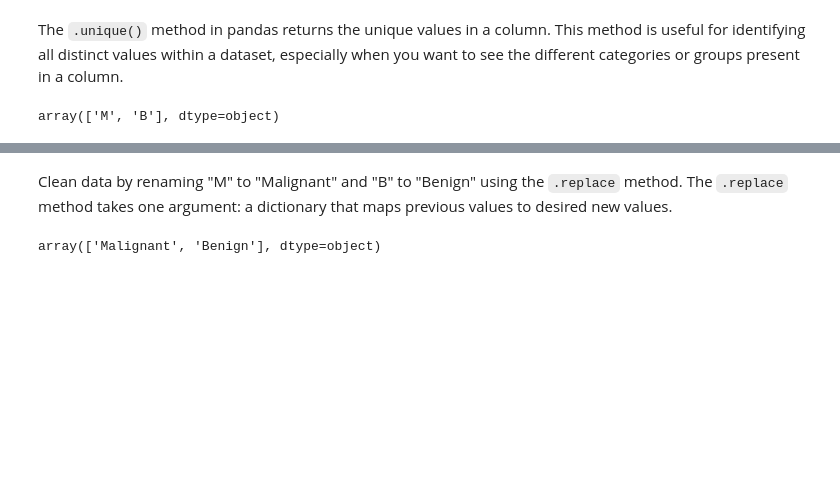
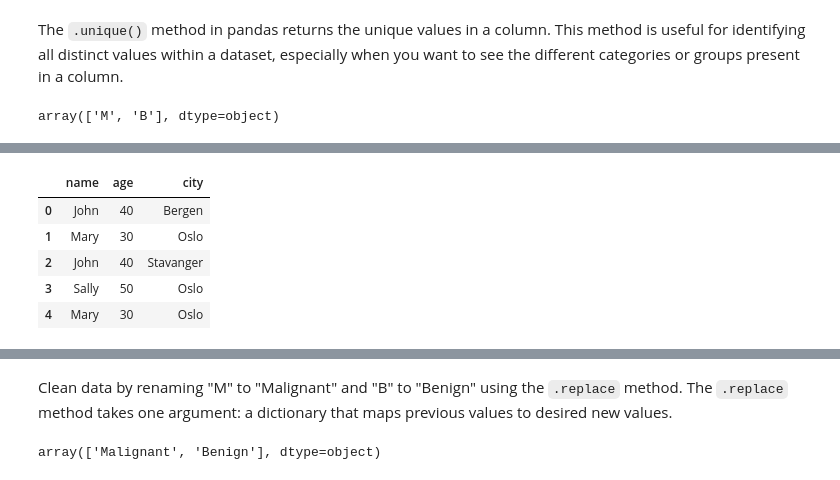
Before and after one commit to khirmas67/applying_statistical_concepts, a Jupyter notebook: 01_materials/notebooks/Classification-1.ipynb, the cells around one changed output, grey strips where cells are left out. Saved outputs shown, nothing was run; the diff lists cells and outputs as text; code cells hidden in the pictures; blank space fills up the shorter version.

```diff
--- a/01_materials/notebooks/Classification-1.ipynb
+++ b/01_materials/notebooks/Classification-1.ipynb
@@ -83,0 +168,15 @@ array(['M', 'B'], dtype=object)
+# %%
+qama = {
+  "name": ["John", "Mary", "John", "Sally", "Mary"],
+  "age": [40, 30, 40, 50, 30],
+  "city": ["Bergen", "Oslo", "Stavanger", "Oslo", "Oslo"]
+}
+df = pd.DataFrame(qama)
+df
+# %% [output]
+|  | name | age | city |
+| 0 | John | 40 | Bergen |
+| 1 | Mary | 30 | Oslo |
+| 2 | John | 40 | Stavanger |
+| 3 | Sally | 50 | Oslo |
+| 4 | Mary | 30 | Oslo |
```
Also changed, not shown: parts of 7 cells of this notebook.
